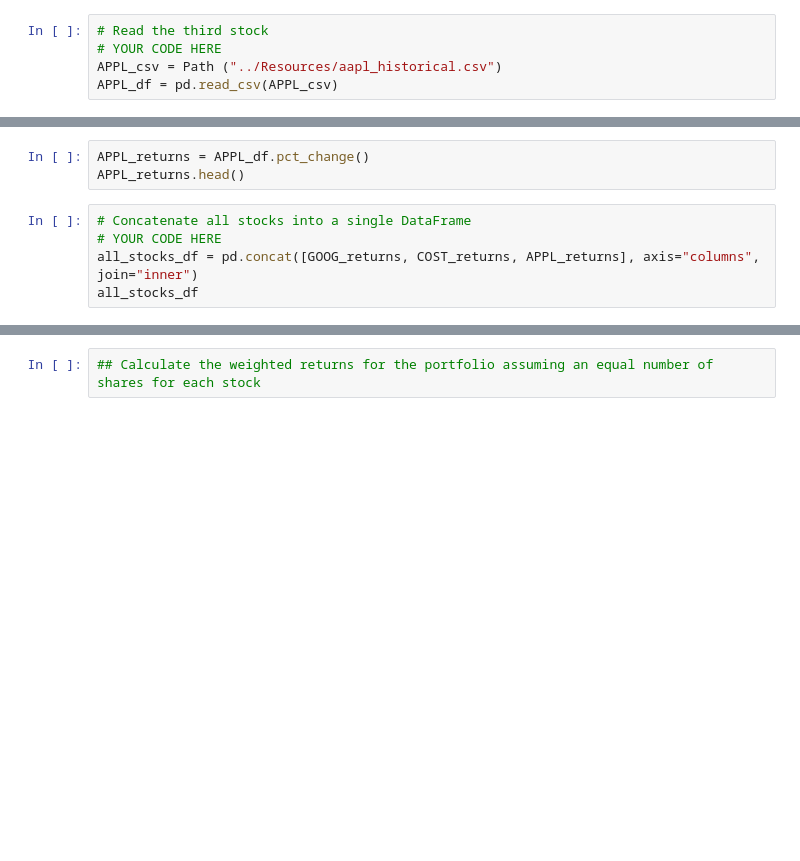
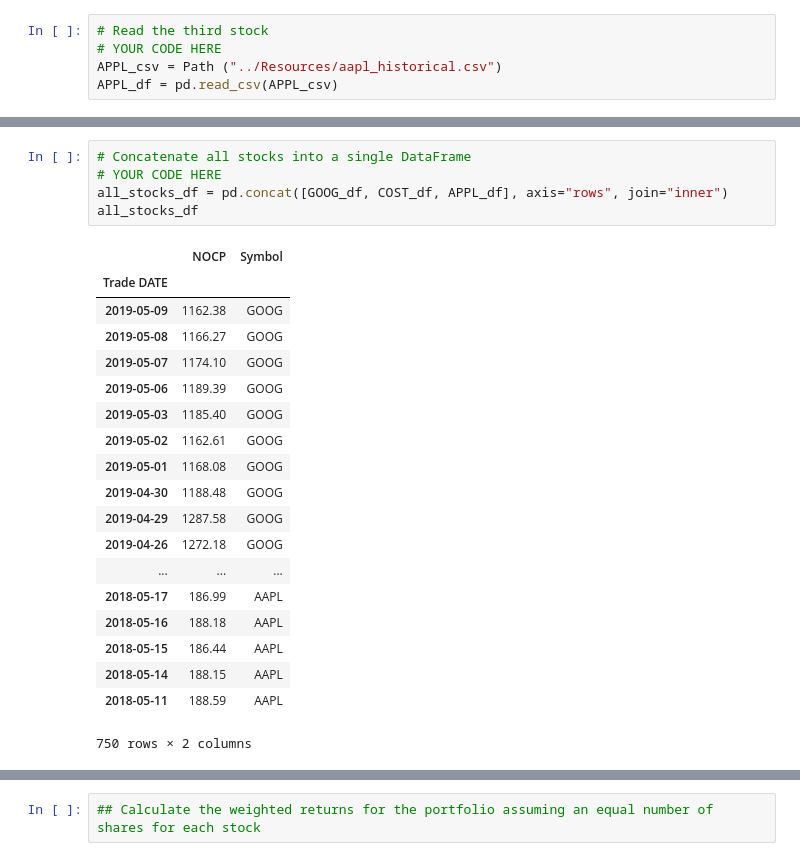
Before and after one commit to Femi-tech/Python-Pandas, a Jupyter notebook: whale_analysis.ipynb, the cells around one changed output, grey strips where cells are left out. Cells and saved outputs as stored; diff of their text form; blank space fills up the shorter version.

```diff
--- a/whale_analysis.ipynb
+++ b/whale_analysis.ipynb
@@ -596,11 +722,28 @@ APPL_df.head()
-# %%
-APPL_returns = APPL_df.pct_change()
-APPL_returns.head()
 # %%
 # Concatenate all stocks into a single DataFrame
 # YOUR CODE HERE
-all_stocks_df = pd.concat([GOOG_returns, COST_returns, APPL_returns], axis="columns", join="inner")
+all_stocks_df = pd.concat([GOOG_df, COST_df, APPL_df], axis="rows", join="inner")
 all_stocks_df
+# %% [output]
+|  | NOCP | Symbol |
+| Trade DATE |  |  |
+| 2019-05-09 | 1162.38 | GOOG |
+| 2019-05-08 | 1166.27 | GOOG |
+| 2019-05-07 | 1174.10 | GOOG |
+| 2019-05-06 | 1189.39 | GOOG |
+| 2019-05-03 | 1185.40 | GOOG |
+| 2019-05-02 | 1162.61 | GOOG |
+| 2019-05-01 | 1168.08 | GOOG |
+| 2019-04-30 | 1188.48 | GOOG |
+| 2019-04-29 | 1287.58 | GOOG |
+| 2019-04-26 | 1272.18 | GOOG |
+| ... | ... | ... |
+| 2018-05-17 | 186.99 | AAPL |
+| 2018-05-16 | 188.18 | AAPL |
+| 2018-05-15 | 186.44 | AAPL |
+| 2018-05-14 | 188.15 | AAPL |
+| 2018-05-11 | 188.59 | AAPL |
+750 rows × 2 columns
 # %%
 # Reset the index
 # YOUR CODE HERE
```
Also changed, not shown: parts of 39 cells of this notebook.
